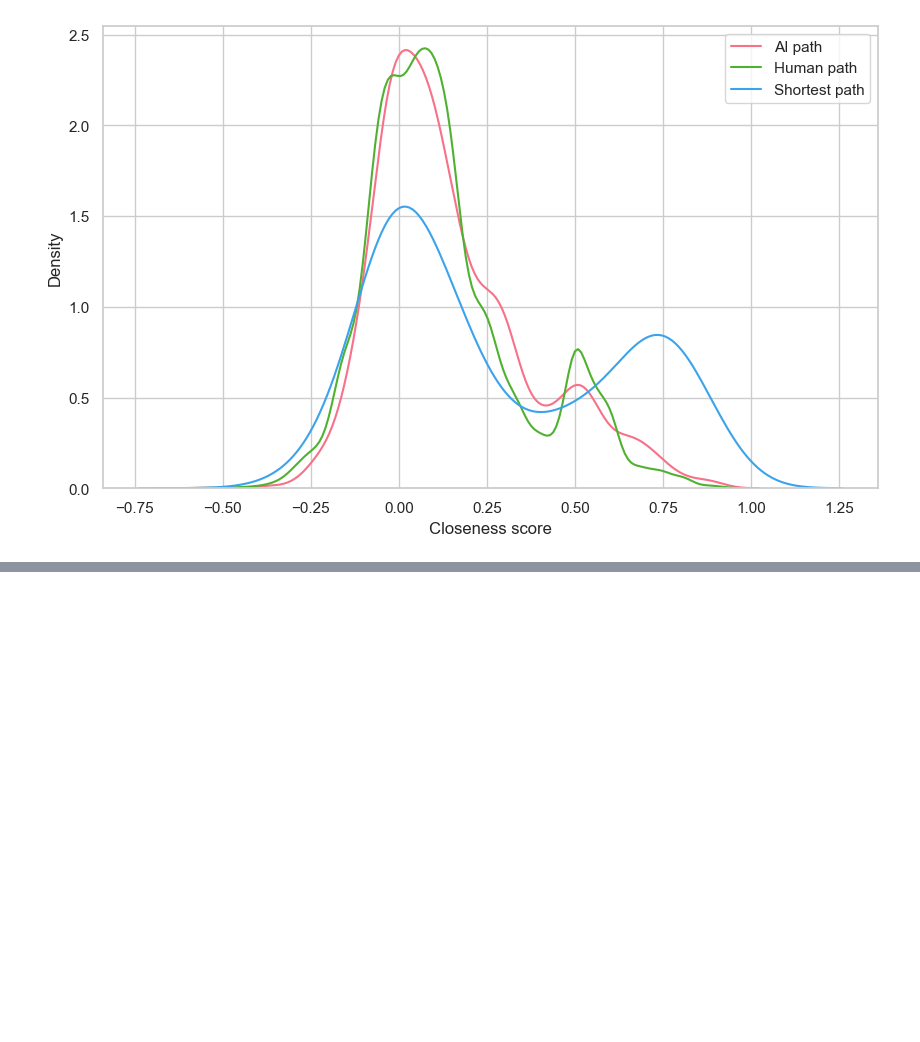
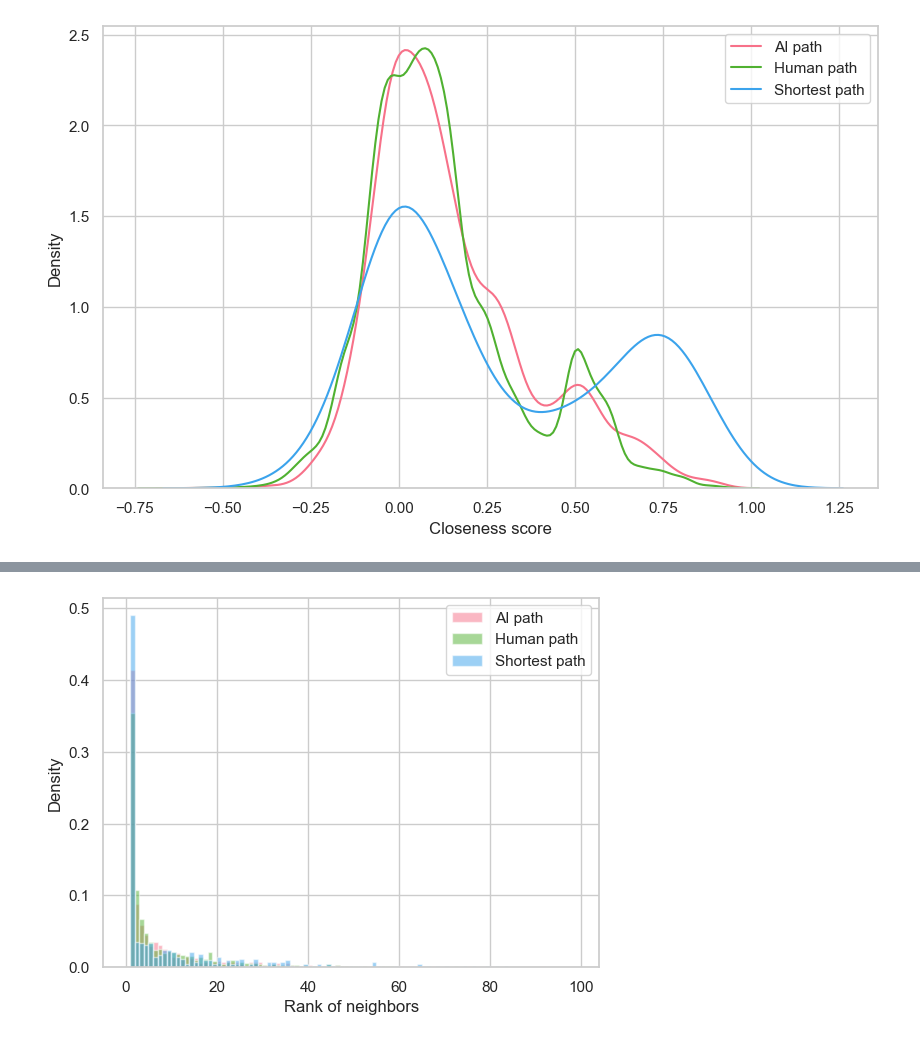
Before and after one commit to epfl-ada/ada-2024-project-genshinstart, a Jupyter notebook: comparation.ipynb, the cells around one changed output, grey strips where cells are left out. Cells and saved outputs as stored; diff of their text form; code cells hidden in the pictures; blank space fills up the shorter version.

Commit message:
add rank score

```diff
--- a/comparation.ipynb
+++ b/comparation.ipynb
@@ -220,3 +152,27 @@ plt.legend()
 plt.show()
 # %% [output]
 [figure]
+# %%
+# Calculate rank of neighbors for AI paths and human paths
+ai_rank_scores = {}
+human_rank_scores = {}
+optimal_rank_scores = {}
+for pair in ori_dest:
+    start_article, target_article = pair
+    ai_path = AI_paths[pair]
+    human_path = human_paths[pair]
+    ai_rank_scores[pair] = [calculate_rank_of_neighbors(path, G, sentence_embeddings) for path in ai_path]
+    human_rank_scores[pair] = [calculate_rank_of_neighbors(path, G, sentence_embeddings) for path in human_path]
+    optimal_rank_scores[pair] = [calculate_rank_of_neighbors(path, G, sentence_embeddings) for path in shortest_paths[pair]]
+
+# Plot to show the difference in rank of neighbors distribution between AI paths and human paths
+plt.figure(figsize=(10, 6))
+ai_scores = [score for pair in ori_dest for score in ai_rank_scores[pair]]
+human_scores = [score for pair in ori_dest for score in human_rank_scores[pair]]
+optimal_scores = [score for pair in ori_dest for score in optimal_rank_scores[pair]]
+ai_scores = np.array([score for sublist in ai_scores for score in sublist])
+human_scores = np.array([score for sublist in human_scores for score in sublist])
+optimal_scores = np.array([score for sublist in optimal_scores for score in sublist])
+
+
+# some are not in links like Wikipedia_Text_of_the_GNU_Free_Documentation_License
@@ -222,0 +196,11 @@ plt.show()
+# %%
+# plot the distribution of the rank of neighbors for AI paths and human paths
+plt.hist(ai_scores, bins=range(100), alpha=0.5, label='AI path', color=palette[0], density=True)
+plt.hist(human_scores, bins=range(100), alpha=0.5, label='Human path', color=palette[1], density=True)
+plt.hist(optimal_scores, bins=range(100), alpha=0.5, label='Shortest path', color=palette[2], density=True)
+plt.xlabel("Rank of neighbors")
+plt.ylabel("Density")
+plt.legend()
+plt.show()
+# %% [output]
+[figure, added]
```
Also changed, not shown: parts of 9 cells of this notebook, 2 other files.
